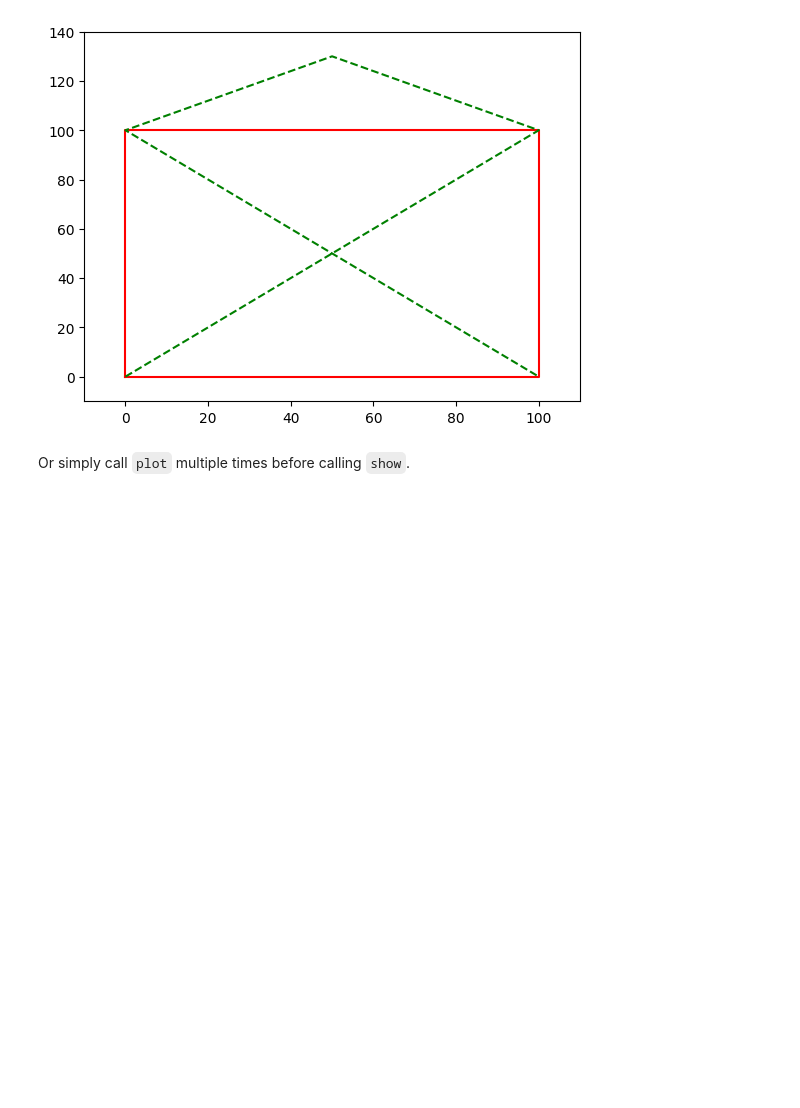
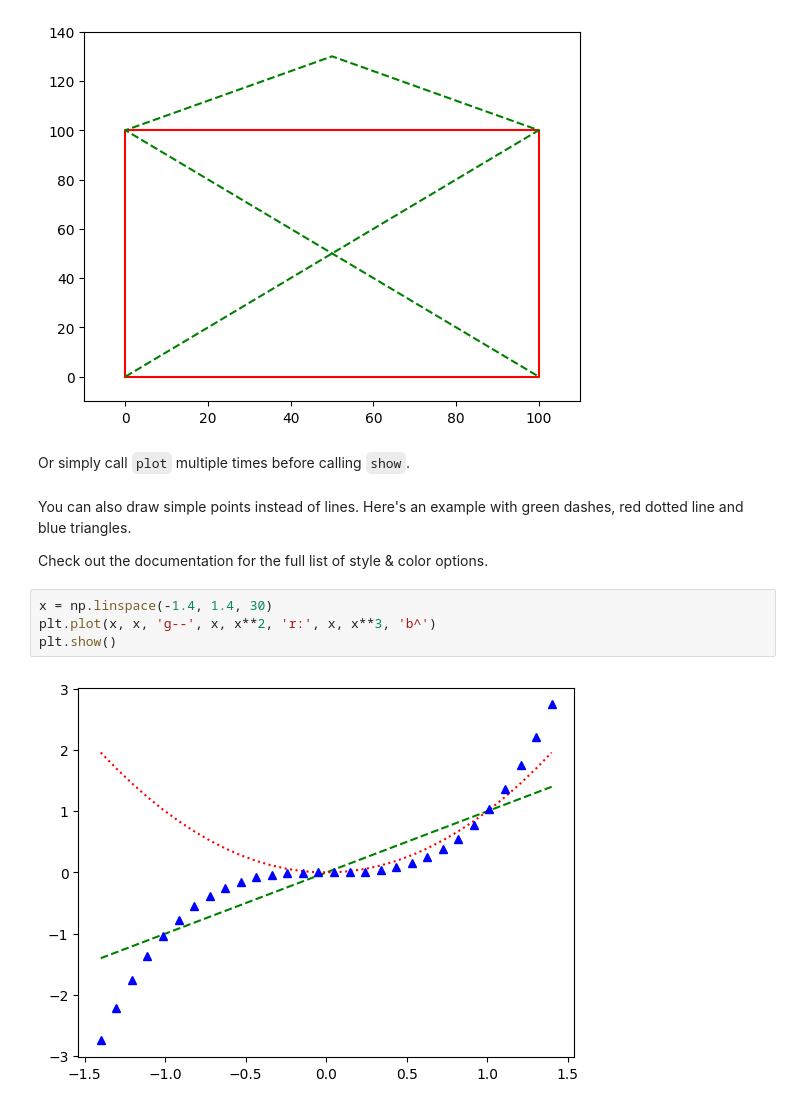
Before and after one commit to JayZeus999/Hands-On-Machine-Learning, a Jupyter notebook: Tools/matplotlib.ipynb, the cells around one changed output. Drawn from its saved outputs; the diff is of its cells as text; blank space fills up the shorter version.

Commit message:
Draw simple points instead of lines, dashes, triangles etc

```diff
--- a/Tools/matplotlib.ipynb
+++ b/Tools/matplotlib.ipynb
@@ -70,3 +70,13 @@ plt.show()
 [figure]
 # %% [markdown]
 Or simply call `plot` multiple times before calling `show`.
+# %% [markdown]
+You can also draw simple points instead of lines. Here's an example with green dashes, red dotted line and blue triangles.
+
+Check out the documentation for the full list of style & color options.
+# %%
+x = np.linspace(-1.4, 1.4, 30)
+plt.plot(x, x, 'g--', x, x**2, 'r:', x, x**3, 'b^')
+plt.show()
+# %% [output]
+[figure, added]
```
Also changed, not shown: 1 other file.
